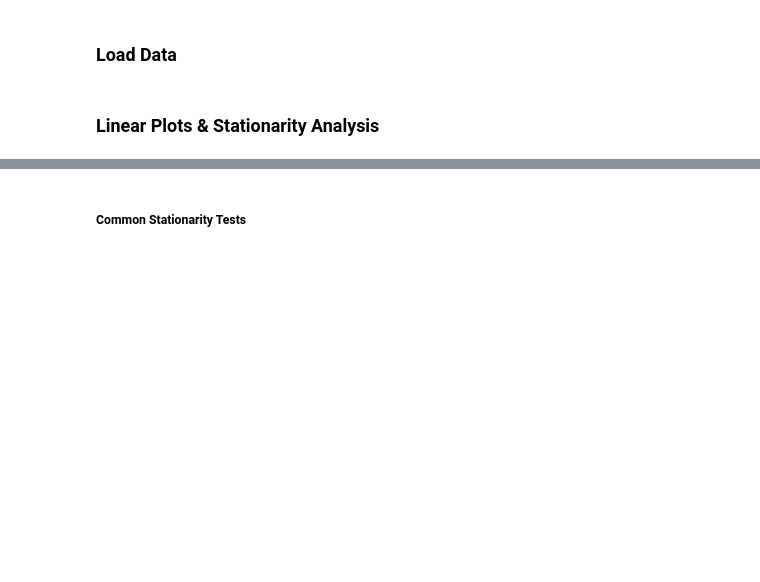
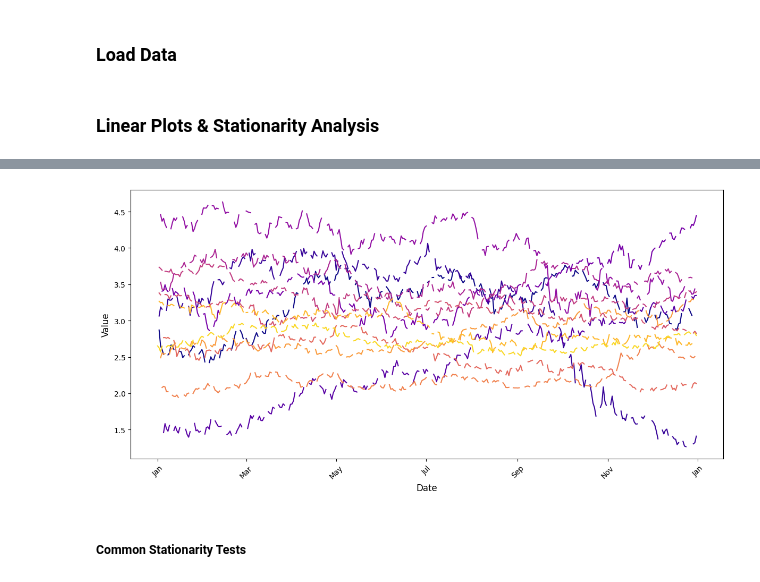
Before and after one commit to neal-logan/ea-nasir, a Jupyter notebook: 02_forecasting.ipynb, the cells around one changed output, grey strips where cells are left out. Saved outputs shown, nothing was run; the diff lists cells and outputs as text; code cells hidden in the pictures; blank space fills up the shorter version.

```diff
--- a/02_forecasting.ipynb
+++ b/02_forecasting.ipynb
@@ -28,0 +47,13 @@ fig, axes = vis.plot_time_series_diffs(df)
+# %%
+importlib.reload(prep)
+
+annual_decomp_features = [
+    'COPPER_PRICE_NOMINAL'
+]
+
+annual_decomp = prep.annual_decomposition(
+    dev_data,
+    decomp_features=annual_decomp_features
+)
+
+annual_decomp.to_pandas().head()
@@ -29,3 +67,8 @@ fig, axes = vis.plot_time_series_diffs(df)
+# %%
+importlib.reload(vis)
+vis.plot_decomp(annual_decomp)
+# %% [output]
+[figure, added]
 # %% [markdown]
 ##### Common Stationarity Tests
 # %%
```
Also changed, not shown: parts of 10 cells of this notebook, 6 other files.
